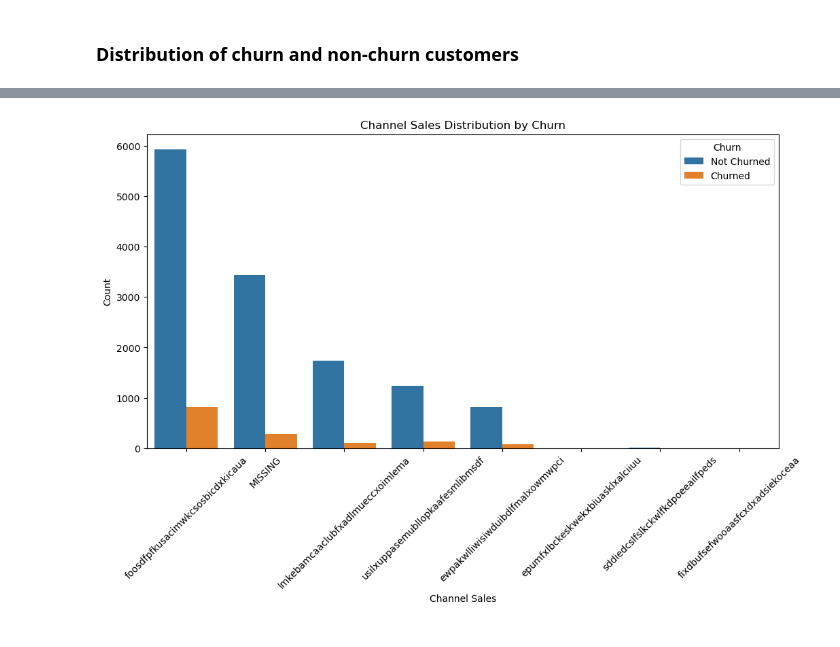
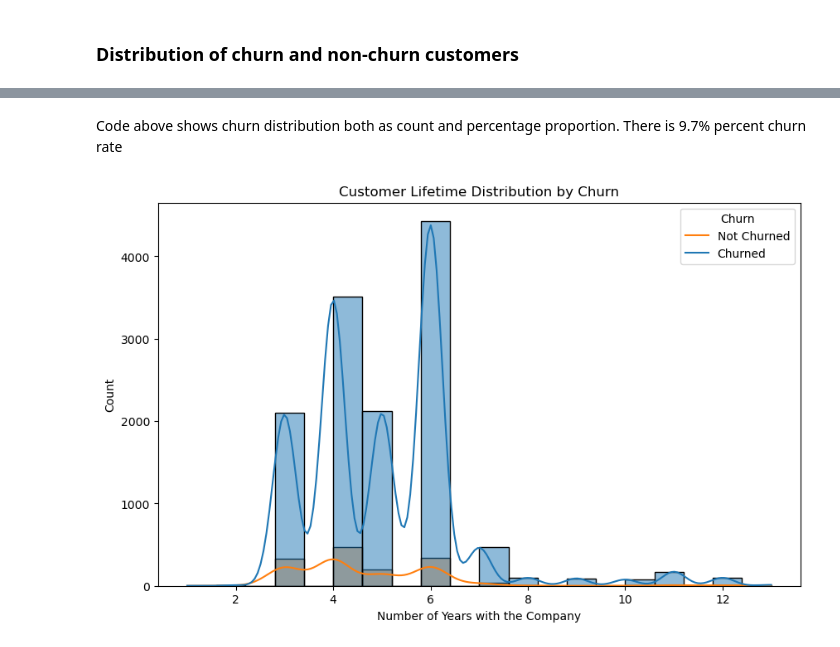
Before and after one commit to LaraOnipede/BCG_DataScience_AdvancedAnalytics_Virtual_Internship, a Jupyter notebook: EDA.ipynb, the cells around one changed output, grey strips where cells are left out. Drawn from its saved outputs; the diff is of its cells as text; code cells hidden in the pictures.

Commit message:
exploring the churn variable

```diff
--- a/EDA.ipynb
+++ b/EDA.ipynb
@@ -143,12 +154,13 @@ plt.show()
+# %% [markdown]
+Code above shows churn distribution both as count and percentage proportion. There is 9.7% percent churn rate
 # %%
-# Create a count plot for channel sales
-plt.figure(figsize=(12, 6))
-sns.countplot(data=client_data, x='channel_sales', hue='churn')
-plt.title('Channel Sales Distribution by Churn')
-plt.xlabel('Channel Sales')
+# Create histograms for customer lifetime
+plt.figure(figsize=(10, 6))
+sns.histplot(data=client_data, x='num_years_antig', hue='churn', kde=True, bins=20)
+plt.title('Customer Lifetime Distribution by Churn')
+plt.xlabel('Number of Years with the Company')
 plt.ylabel('Count')
-plt.xticks(rotation=45)
 plt.legend(title='Churn', labels=['Not Churned', 'Churned'])
 plt.show()
 # %% [output]
-[figure, old version]
+[figure, new version]
```
Also changed, not shown: parts of 26 cells of this notebook.
